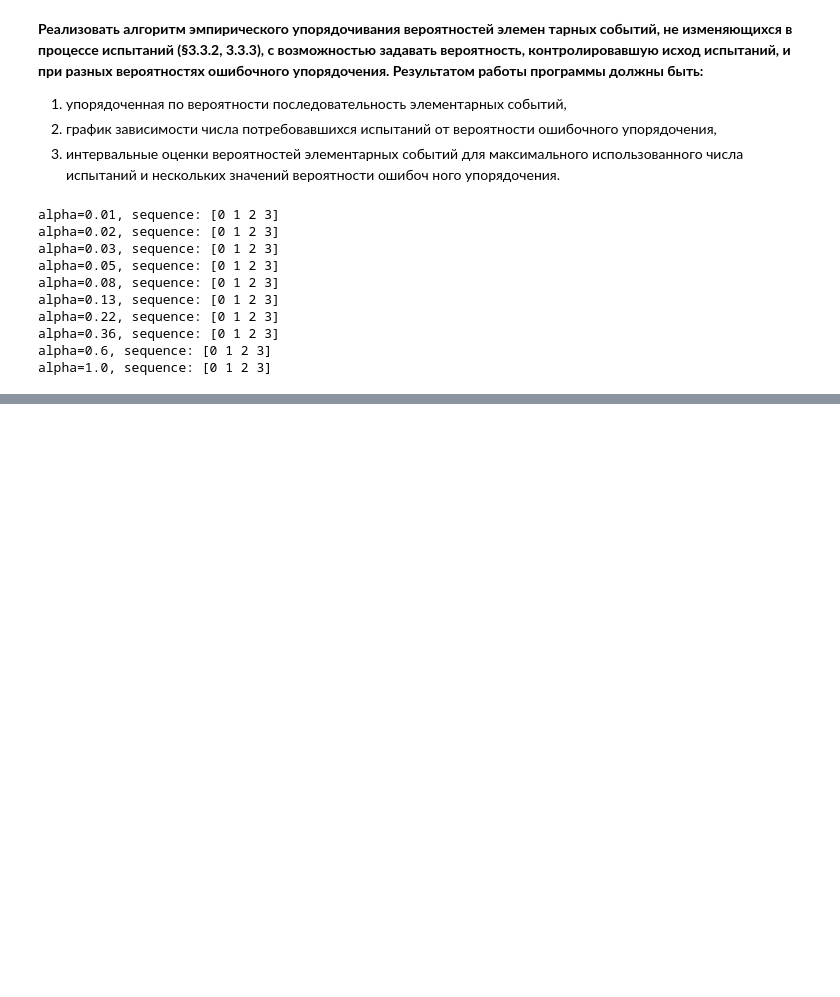
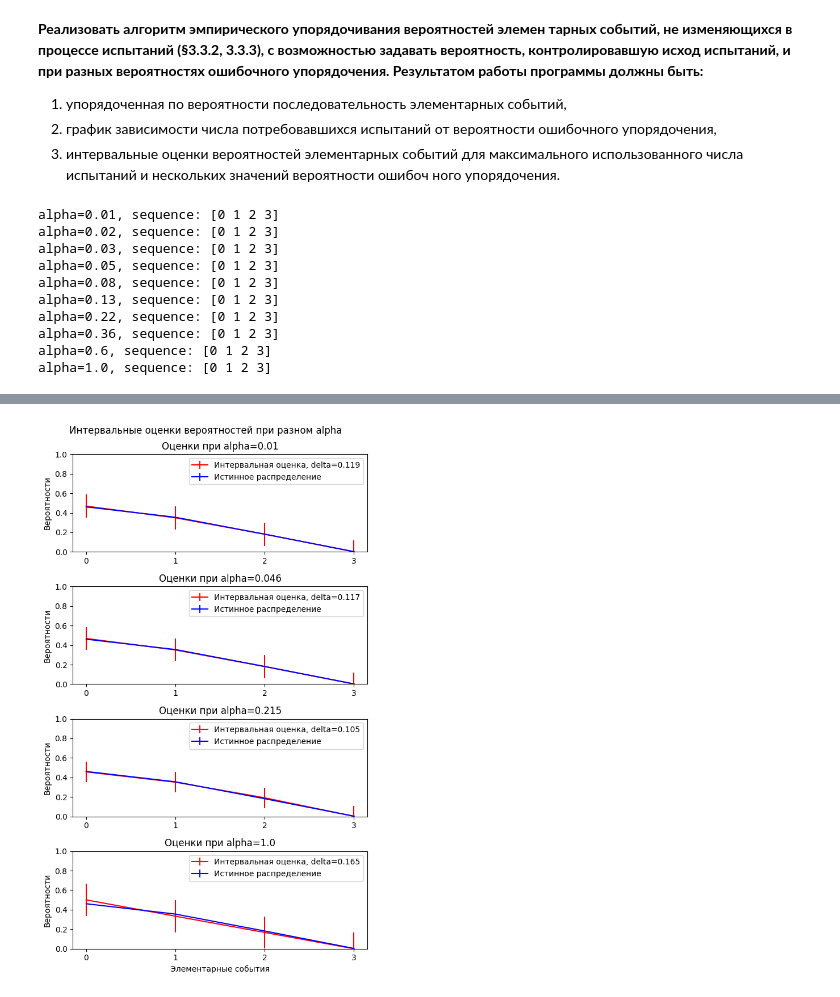
Before and after one commit to NOTfedos/hw-vozmojnosti, a Jupyter notebook: exp.ipynb, the cells around one changed output, grey strips where cells are left out. Saved outputs shown, nothing was run; the diff lists cells and outputs as text; code cells hidden in the pictures; blank space fills up the shorter version.

```diff
--- a/exp.ipynb
+++ b/exp.ipynb
@@ -161,0 +171,27 @@ plt.show()
+# %%
+fig, axs = plt.subplots(4, 1, figsize=(6, 10), tight_layout=True)
+
+fig.suptitle("Интервальные оценки вероятностей при разном alpha")
+plt.xlabel("Элементарные события")
+
+# ----------------------------------------------------------------------------------
+for ind_experiment, ax in zip([0, 3, 6, 9], axs):
+    ax.errorbar(
+        range(S), result_arr[ind_experiment][2], result_arr[ind_experiment][3],
+        label=f"Интервальная оценка, delta={round(result_arr[ind_experiment][3], 3)}",
+        color="red"
+    )
+    ax.errorbar(
+        range(S), true_proba, 0,
+        label="Истинное распределение",
+        color="blue"
+    )
+    ax.set_xticks(range(S), range(S))
+    ax.set_ylabel("Вероятности")
+    ax.set_ylim(0, 1)
+    ax.set_title(f"Оценки при alpha={round(alpha_arr[ind_experiment], 3)}")
+    ax.legend()
+
+plt.show()
+# %% [output]
+[figure, added]
```
Also changed, not shown: parts of 3 cells of this notebook, 10 other files.
